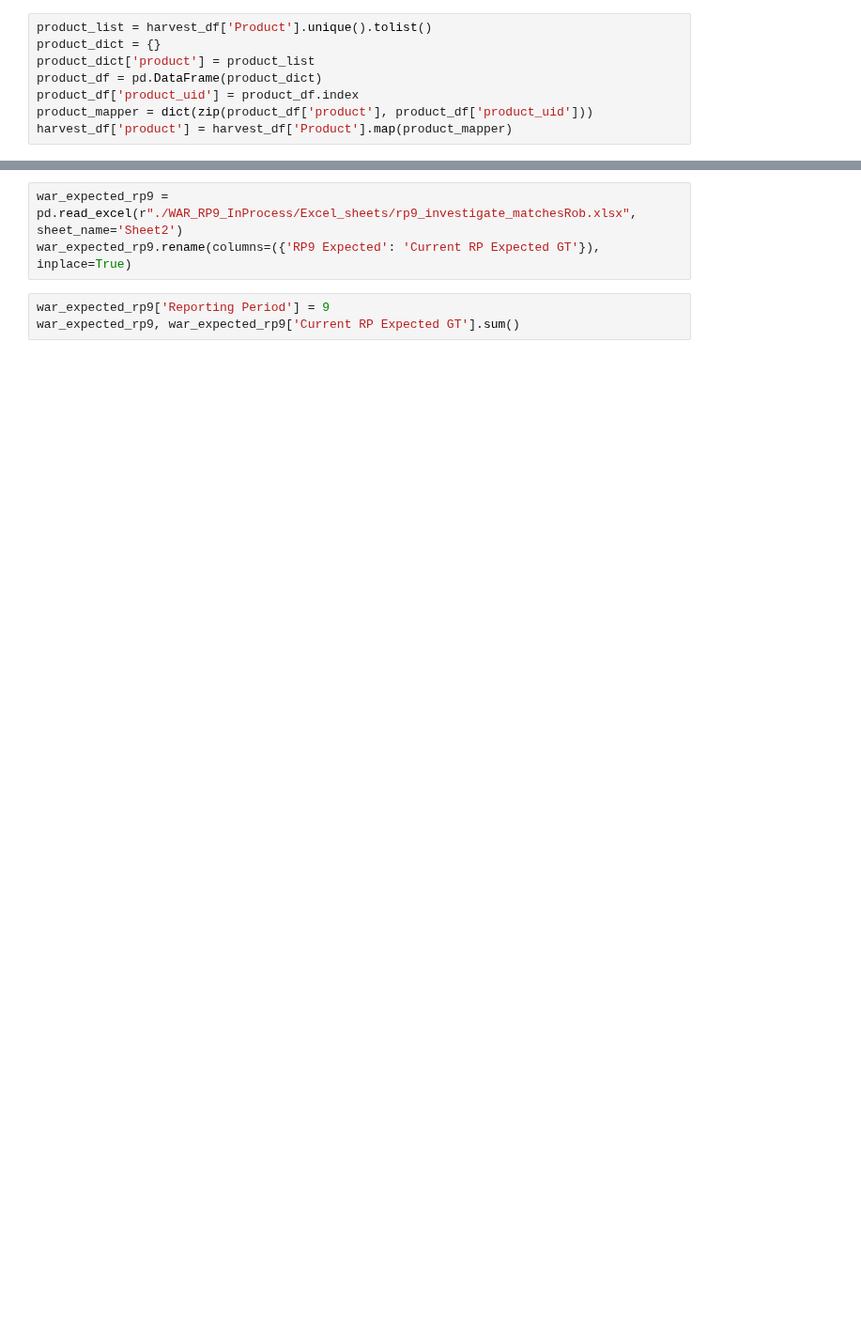
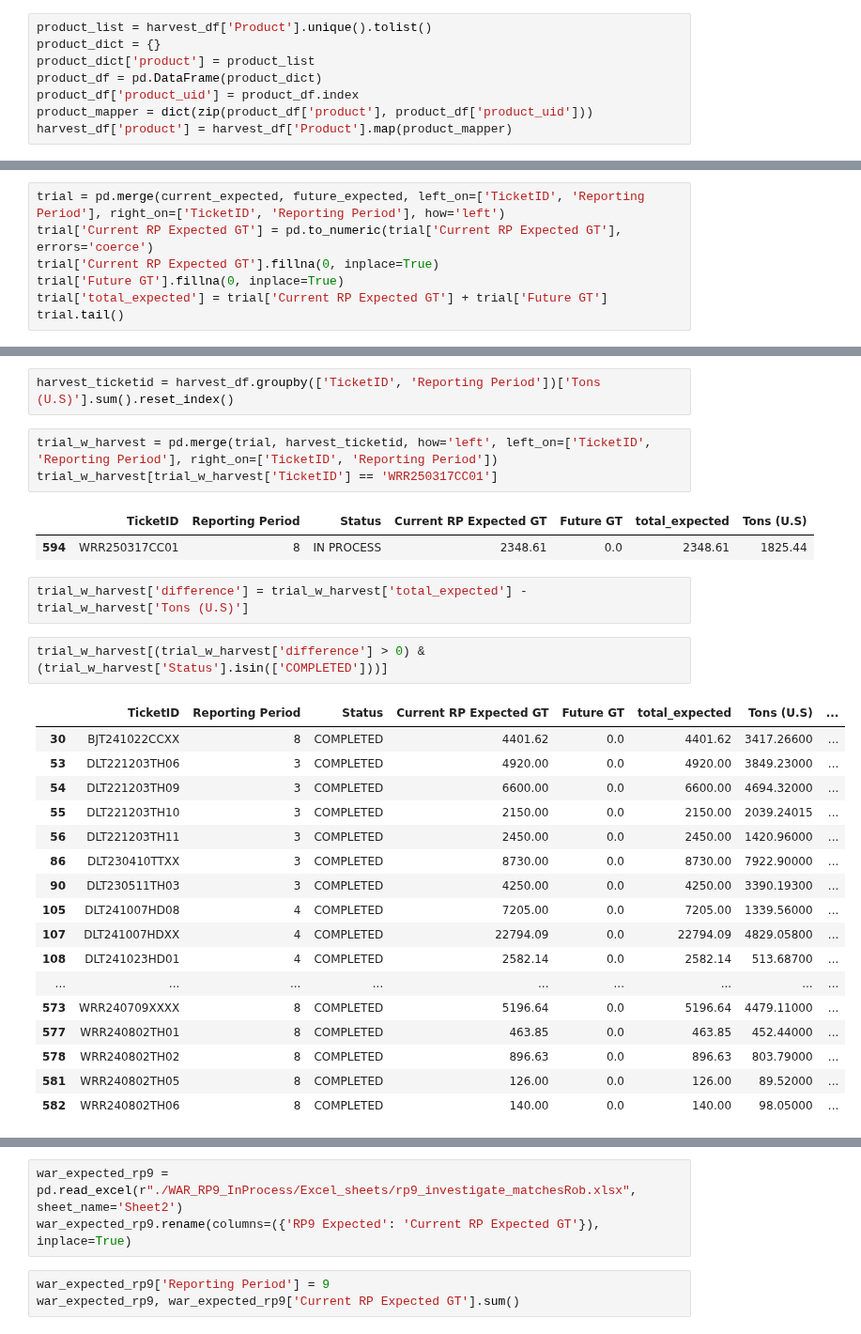
Before and after one commit to BilyBrown/sqlite3-tutorial, a Jupyter notebook: make_db_trial_v0.ipynb, the cells around one changed output, grey strips where cells are left out. Shown at 94% size. Drawn from its saved outputs; the diff is of its cells as text; blank space fills up the shorter version.

```diff
--- a/make_db_trial_v0.ipynb
+++ b/make_db_trial_v0.ipynb
@@ -521,0 +702,7 @@ My plan:
+# %%
+trial = pd.merge(current_expected, future_expected, left_on=['TicketID', 'Reporting Period'], right_on=['TicketID', 'Reporting Period'], how='left')
+trial['Current RP Expected GT'] = pd.to_numeric(trial['Current RP Expected GT'], errors='coerce')
+trial['Current RP Expected GT'].fillna(0, inplace=True)
+trial['Future GT'].fillna(0, inplace=True)
+trial['total_expected'] = trial['Current RP Expected GT'] + trial['Future GT']
+trial.tail()
@@ -522 +739,31 @@ My plan:
+# %%
+harvest_ticketid = harvest_df.groupby(['TicketID', 'Reporting Period'])['Tons (U.S)'].sum().reset_index()
+# %%
+trial_w_harvest = pd.merge(trial, harvest_ticketid, how='left', left_on=['TicketID', 'Reporting Period'], right_on=['TicketID', 'Reporting Period'])
+trial_w_harvest[trial_w_harvest['TicketID'] == 'WRR250317CC01']
+# %% [output]
+|  | TicketID | Reporting Period | Status | Current RP Expected GT | Future GT | total_expected | Tons (U.S) |
+| 594 | WRR250317CC01 | 8 | IN PROCESS | 2348.61 | 0.0 | 2348.61 | 1825.44 |
+# %%
+trial_w_harvest['difference'] = trial_w_harvest['total_expected'] - trial_w_harvest['Tons (U.S)']
+# %%
+trial_w_harvest[(trial_w_harvest['difference'] > 0) & (trial_w_harvest['Status'].isin(['COMPLETED']))]
+# %% [output]
+|  | TicketID | Reporting Period | Status | Current RP Expected GT | Future GT | total_expected | Tons (U.S) | ... |
+| 30 | BJT241022CCXX | 8 | COMPLETED | 4401.62 | 0.0 | 4401.62 | 3417.26600 | ... |
+| 53 | DLT221203TH06 | 3 | COMPLETED | 4920.00 | 0.0 | 4920.00 | 3849.23000 | ... |
+| 54 | DLT221203TH09 | 3 | COMPLETED | 6600.00 | 0.0 | 6600.00 | 4694.32000 | ... |
+| 55 | DLT221203TH10 | 3 | COMPLETED | 2150.00 | 0.0 | 2150.00 | 2039.24015 | ... |
+| 56 | DLT221203TH11 | 3 | COMPLETED | 2450.00 | 0.0 | 2450.00 | 1420.96000 | ... |
+| 86 | DLT230410TTXX | 3 | COMPLETED | 8730.00 | 0.0 | 8730.00 | 7922.90000 | ... |
+| 90 | DLT230511TH03 | 3 | COMPLETED | 4250.00 | 0.0 | 4250.00 | 3390.19300 | ... |
+| 105 | DLT241007HD08 | 4 | COMPLETED | 7205.00 | 0.0 | 7205.00 | 1339.56000 | ... |
+| 107 | DLT241007HDXX | 4 | COMPLETED | 22794.09 | 0.0 | 22794.09 | 4829.05800 | ... |
+| 108 | DLT241023HD01 | 4 | COMPLETED | 2582.14 | 0.0 | 2582.14 | 513.68700 | ... |
+| ... | ... | ... | ... | ... | ... | ... | ... | ... |
+| 573 | WRR240709XXXX | 8 | COMPLETED | 5196.64 | 0.0 | 5196.64 | 4479.11000 | ... |
+| 577 | WRR240802TH01 | 8 | COMPLETED | 463.85 | 0.0 | 463.85 | 452.44000 | ... |
+| 578 | WRR240802TH02 | 8 | COMPLETED | 896.63 | 0.0 | 896.63 | 803.79000 | ... |
+| 581 | WRR240802TH05 | 8 | COMPLETED | 126.00 | 0.0 | 126.00 | 89.52000 | ... |
+| 582 | WRR240802TH06 | 8 | COMPLETED | 140.00 | 0.0 | 140.00 | 98.05000 | ... |
 # %%
```
Also changed, not shown: parts of 44 cells of this notebook.
